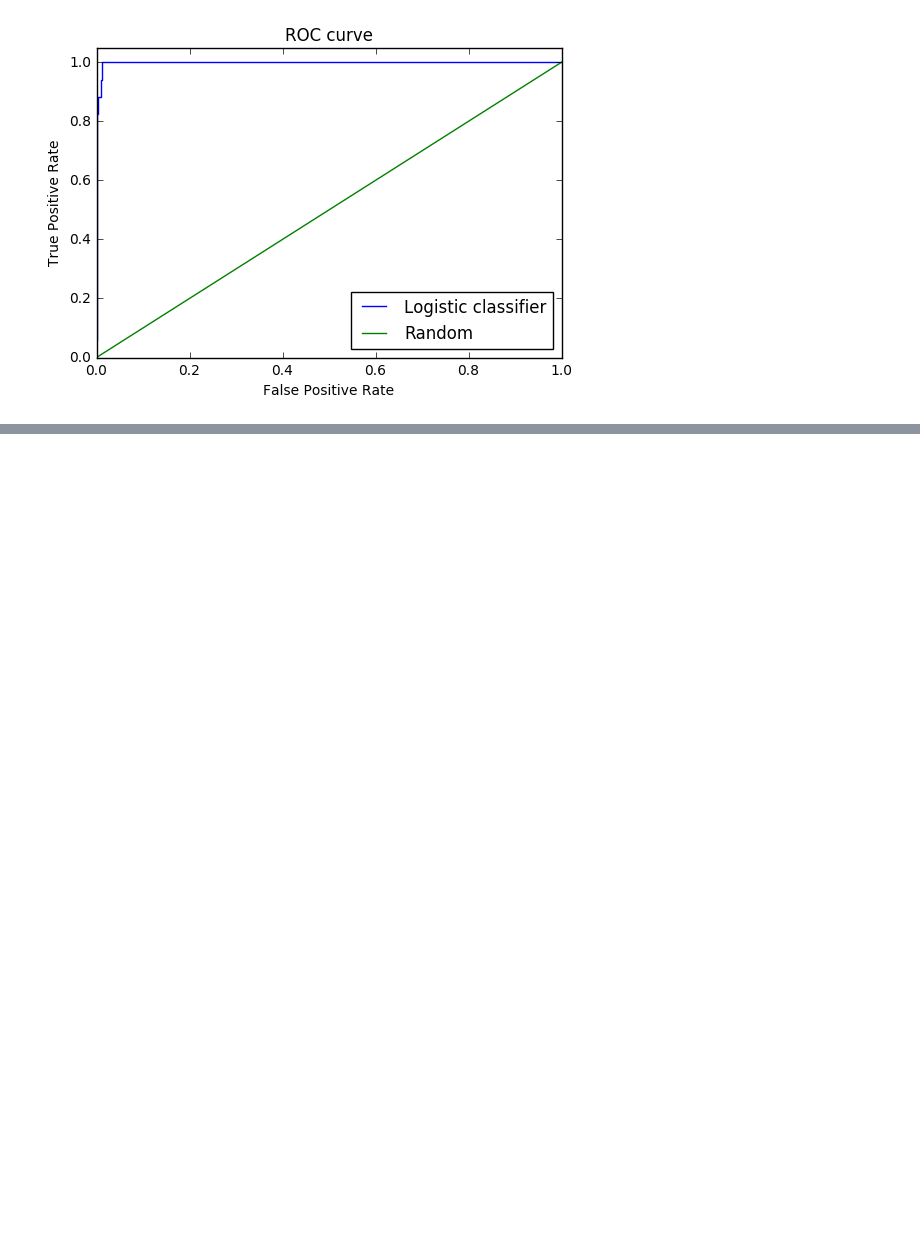
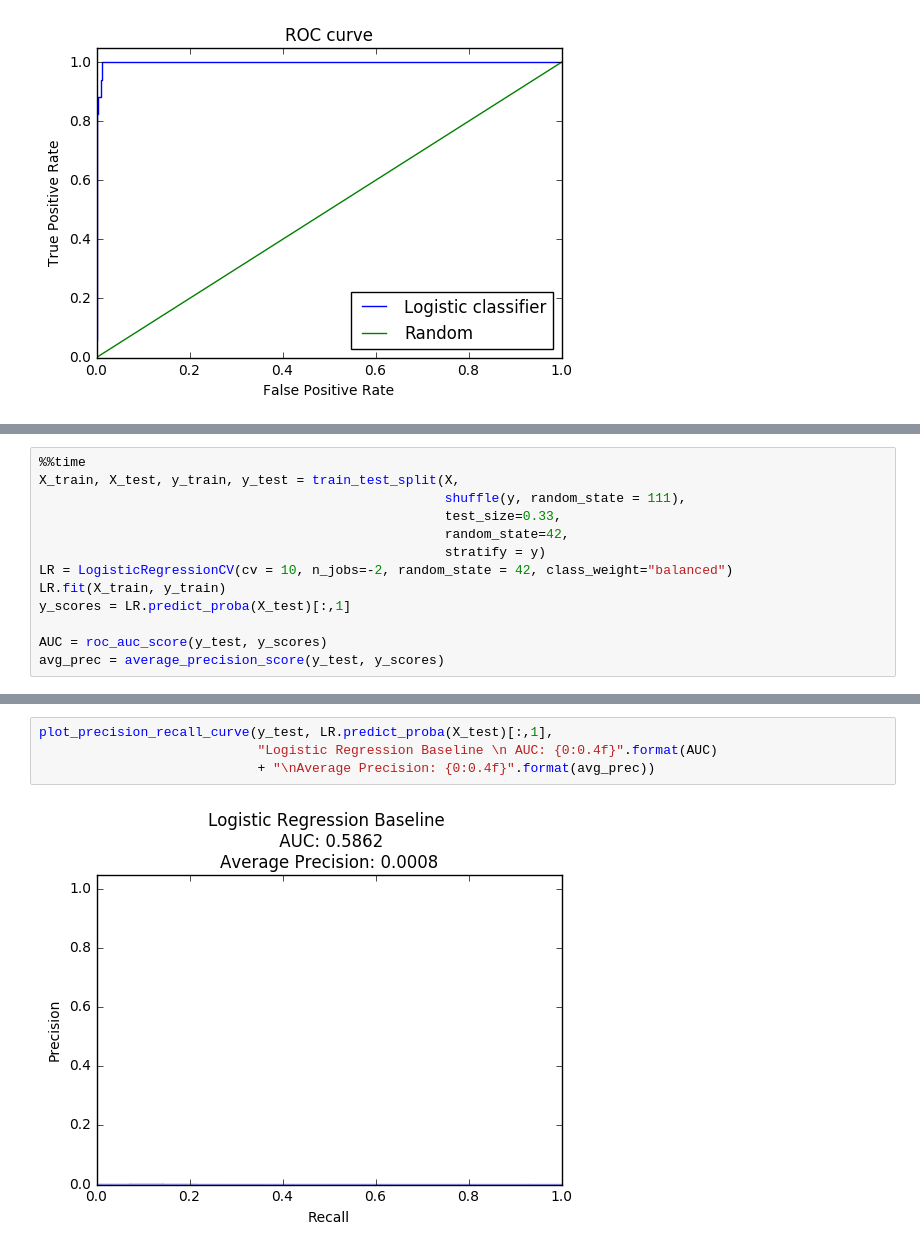
Before and after one commit to myazdani/UNICEF, a Jupyter notebook: scripts/classification.ipynb, the cells around one changed output, grey strips where cells are left out. Drawn from its saved outputs; the diff is of its cells as text; blank space fills up the shorter version.

Commit message:
addded shuffled targets classificaiton results

```diff
--- a/scripts/classification.ipynb
+++ b/scripts/classification.ipynb
@@ -134,0 +143,13 @@ np.mean(weighted_f1_scores)
+# %%
+%%time
+X_train, X_test, y_train, y_test = train_test_split(X,
+                                                    shuffle(y, random_state = 111),
+                                                    test_size=0.33,
+                                                    random_state=42,
+                                                    stratify = y)
+LR = LogisticRegressionCV(cv = 10, n_jobs=-2, random_state = 42, class_weight="balanced")
+LR.fit(X_train, y_train)
+y_scores = LR.predict_proba(X_test)[:,1]
+
+AUC = roc_auc_score(y_test, y_scores)
+avg_prec = average_precision_score(y_test, y_scores)
@@ -134,0 +159,6 @@ np.mean(weighted_f1_scores)
+# %%
+plot_precision_recall_curve(y_test, LR.predict_proba(X_test)[:,1],
+                            "Logistic Regression Baseline \n AUC: {0:0.4f}".format(AUC)
+                            + "\nAverage Precision: {0:0.4f}".format(avg_prec))
+# %% [output]
+[figure, added]
```
Also changed, not shown: parts of 10 cells of this notebook.
